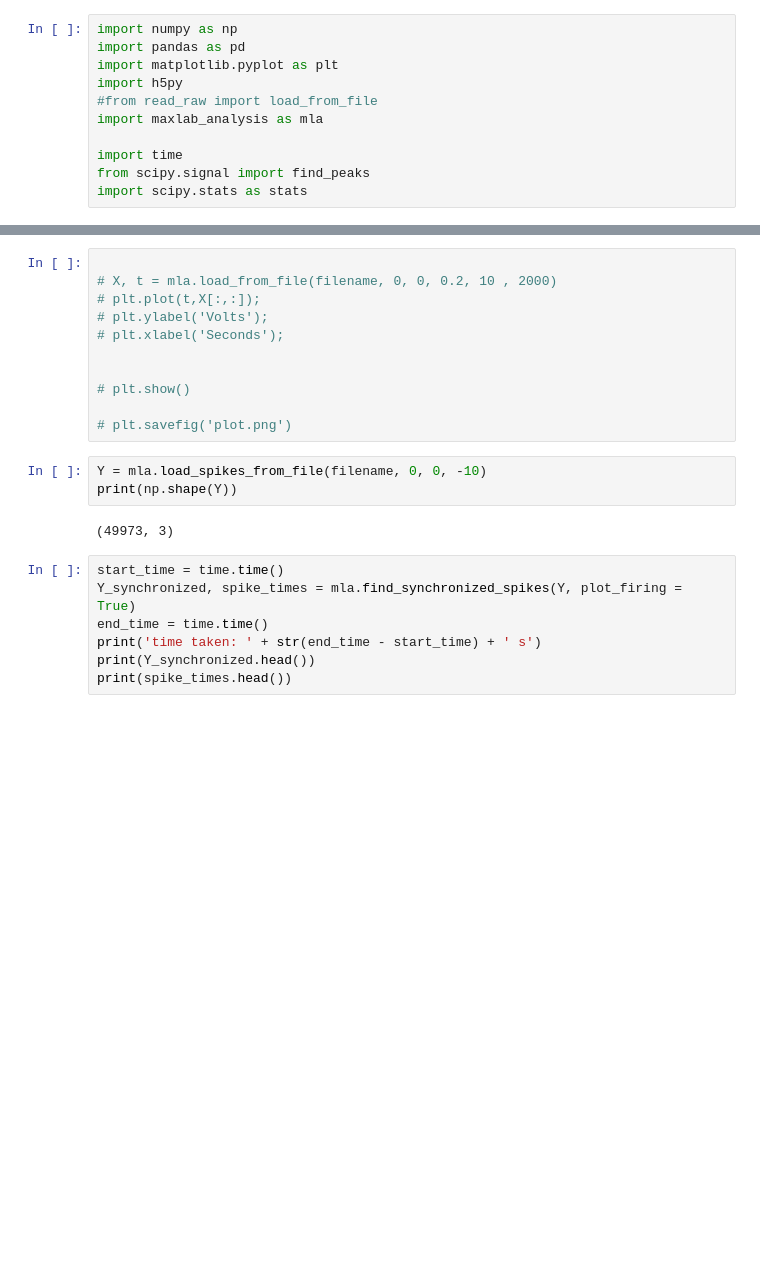
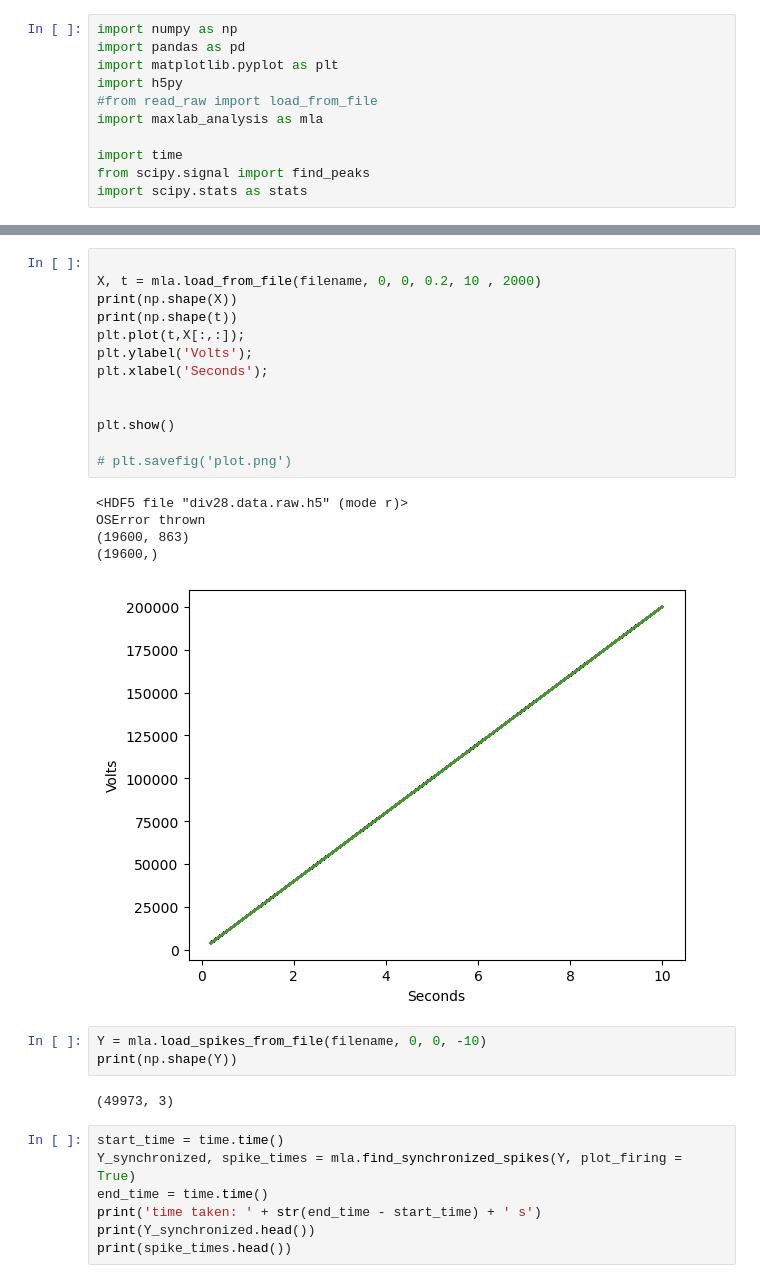
Before and after one commit to mrwun2002/MaxLab_analysis, a Jupyter notebook: test_load.ipynb, the cells around one changed output, grey strips where cells are left out. Drawn from its saved outputs; the diff is of its cells as text; blank space fills up the shorter version.

```diff
--- a/test_load.ipynb
+++ b/test_load.ipynb
@@ -14,14 +33,22 @@ filename = "div28.data.raw.h5"
 # %%
 
-# X, t = mla.load_from_file(filename, 0, 0, 0.2, 10 , 2000)
-# plt.plot(t,X[:,:]);
-# plt.ylabel('Volts');
-# plt.xlabel('Seconds');
+X, t = mla.load_from_file(filename, 0, 0, 0.2, 10 , 2000)
+print(np.shape(X))
+print(np.shape(t))
+plt.plot(t,X[:,:]);
+plt.ylabel('Volts');
+plt.xlabel('Seconds');
 
 
-# plt.show()
+plt.show()
 
 # plt.savefig('plot.png')
+# %% [output]
+<HDF5 file "div28.data.raw.h5" (mode r)>
+OSError thrown
+(19600, 863)
+(19600,)
+[figure, added]
 # %%
 Y = mla.load_spikes_from_file(filename, 0, 0, -10)
 print(np.shape(Y))
```
Also changed, not shown: parts of 2 cells of this notebook, 3 other files.
